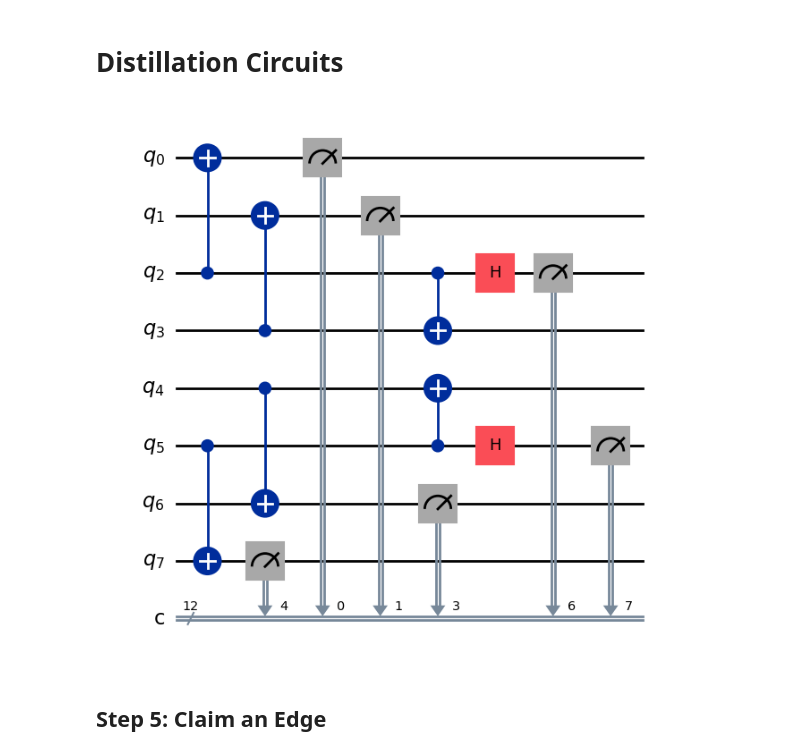
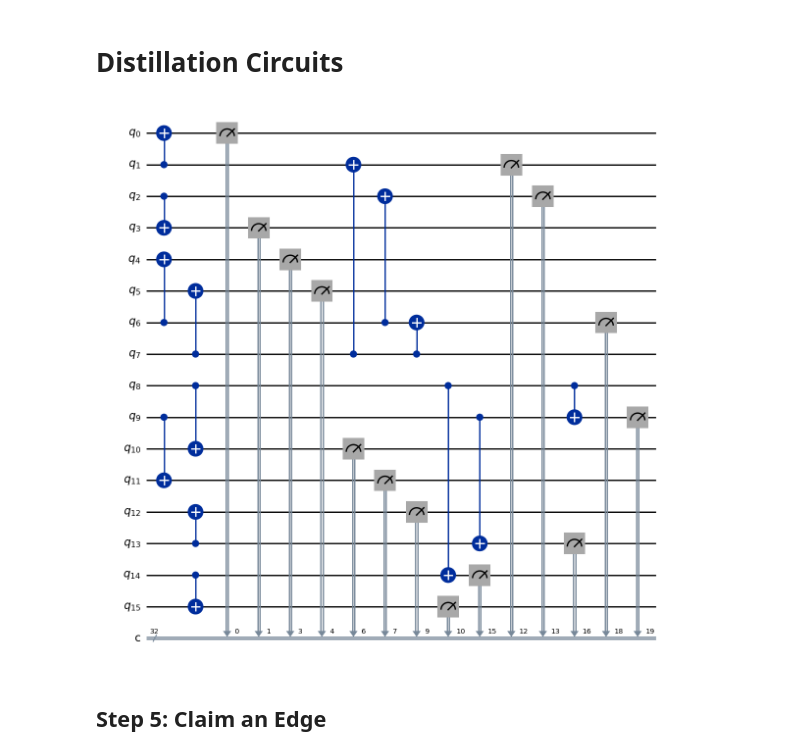
Before and after one commit to fwilhelmy/mit-iquhack-2026, a Jupyter notebook: src/Shane/2026-IonQ-challenge/demo_polish.ipynb, the cells around one changed output. Saved outputs shown, nothing was run; the diff lists cells and outputs as text; code cells hidden in the pictures.

```diff
--- a/src/Shane/2026-IonQ-challenge/demo_polish.ipynb
+++ b/src/Shane/2026-IonQ-challenge/demo_polish.ipynb
@@ -181,13 +188,11 @@ def create_z():
 
     condition1 = expr.bit_xor(expr.lift(qc.clbits[0]),expr.lift(qc.clbits[1]))
     qc.store(qc.clbits[2],condition1)
-    qc.name = "Z_distillation"
     return qc
 
 
 def create_id():
     qc = QuantumCircuit(2, 1)
-    qc.name = "ID"
     return qc
 
 
@@ -214,11 +219,14 @@ def create_xz():
     condition1 = expr.bit_xor(expr.lift(qc.clbits[0]),expr.lift(qc.clbits[5]))
     condition2 = expr.bit_xor(expr.lift(qc.clbits[1]),expr.lift(qc.clbits[4]))
     qc.store(qc.clbits[flag],condition2 and condition1)
-    qc.name = "XZ_distillation"
     return qc
 # %% [markdown]
 # Distillation Circuits
 # %%
+def distillation_circuit_1():
+    "Basically, the identity"
+    qc = QuantumCircuit(2)
+
 def distillation_circuit_2():
     """Example distillation circuit template for 2 Bell pairs."""
     """Minimum case"""
@@ -228,43 +236,76 @@ def distillation_circuit_2():
     qc = QuantumCircuit(qr, cr)
 
     qz = create_z()
     qx = create_x()
-    ##ORDERING IS IMPORTANT HEREqc,[0,2,3,1],range(3)
     qc.compose(qx, qubits=[0,1,2,3], clbits=range(3),inplace=True)
-    false1 = expr.bit_or(expr.lift(qc.clbits[2]),expr.lift(qc.clbits[5]))
-    qc.store(qc.clbits[9],false1)
-    false_condition = expr.bit_or(expr.lift(qc.clbits[8]),expr.lift(qc.clbits[9]))
-    qc.store(qc.clbits[10],false_condition)
-
     return qc
 
 def distillation_circuit_4():
     """Example distillation circuit template for 2 Bell pairs."""
     num_bell_pairs = 4
     qr = QuantumRegister(num_bell_pairs*2, 'q')  # 4 qubits for 2 Bell pairs
     cr = ClassicalRegister(num_bell_pairs*3, 'c')  # Classical bits for measurements + flag
     qc = QuantumCircuit(qr, cr)
 
     qz = create_z()
     qx = create_x()
-    ##ORDERING IS IMPORTANT HEREqc,[0,2,3,1],range(3)
+    ##ORDERING IS IMPORTANT HERE
     qc.compose(qx, qubits=[0,2,3,1], clbits=range(3),inplace=True)
     qc.compose(qx, qubits=[6,4,5,7], clbits=range(3,6),inplace=True)
-    qc.compose(qz, qubits=[2,3,4,5], clbits=range(6,9),inplace=True)
+    qc.compose(qx, qubits=[2,3,4,5], clbits=range(6,9),inplace=True)
 
     false1 = expr.bit_or(expr.lift(qc.clbits[2]),expr.lift(qc.clbits[5]))
     qc.store(qc.clbits[9],false1)
     false_condition = expr.bit_or(expr.lift(qc.clbits[8]),expr.lift(qc.clbits[9]))
     qc.store(qc.clbits[10],false_condition)
 
     return qc
 
+def distillation_circuit_8():
+    """Example distillation circuit template for 2 Bell pairs."""
+    num_bell_pairs = 8
+    qr = QuantumRegister(num_bell_pairs*2, 'q')  # 4 qubits for 2 Bell pairs
+    cr = ClassicalRegister(num_bell_pairs*4, 'c')  # Classical bits for measurements + flag
+    qc = QuantumCircuit(qr, cr)
 
-circuit = distillation_circuit_4() #create_id() #create_x() #create_distillation_circuit()
+    qz = create_z()
+    qx = create_x()
+    ##ORDERING IS IMPORTANT HERE
+    #Stage 1
+    qc.compose(qx, qubits=[0,1,2,3], clbits=range(3),inplace=True)
+    qc.compose(qx, qubits=[4,6,7,5], clbits=range(3,6),inplace=True)
+    qc.compose(qx, qubits=[10,8,9,11], clbits=range(6,9),inplace=True)
+    qc.compose(qx, qubits=[12,13,14,15], clbits=range(9,12),inplace=True)
+    #Stage 2
+    qc.compose(qx, qubits=[1,7,6,2], clbits=range(12,15),inplace=True)
+    qc.compose(qx, qubits=[14,8,9,13], clbits=range(15,18),inplace=True)
+    #Stage 3
+    qc.compose(qx, qubits=[6,7,8,9], clbits=range(18,21),inplace=True)
+
+    #COMPARISONS
+    false1 = expr.bit_or(expr.lift(qc.clbits[2]),expr.lift(qc.clbits[5]))
+    qc.store(qc.clbits[21],false1)
+    false2 = expr.bit_or(expr.lift(qc.clbits[8]),expr.lift(qc.clbits[11]))
+    qc.store(qc.clbits[22],false2)
+    false3 = expr.bit_or(expr.lift(qc.clbits[14]),expr.lift(qc.clbits[17]))
+    qc.store(qc.clbits[23],false3)
+
+    #COMPARISONS STAGE 2
+    false4 = expr.bit_or(expr.lift(qc.clbits[21]),expr.lift(qc.clbits[22]))
+    qc.store(qc.clbits[24],false4)
+    false5 = expr.bit_or(expr.lift(qc.clbits[23]),expr.lift(qc.clbits[20]))
+    qc.store(qc.clbits[25],false5)
+
+    false_condition = expr.bit_or(expr.lift(qc.clbits[24]),expr.lift(qc.clbits[25]))
+    qc.store(qc.clbits[26],false_condition)
+
+    return qc
+
+circuit = distillation_circuit_8() #create_id() #create_x() #create_distillation_circuit()
 
 circuit.draw("mpl")
 # %% [output]
-[figure, old version]
+[figure, new version]
 # %% [markdown]
 ## Step 5: Claim an Edge
 # %%
```
Also changed, not shown: parts of 6 cells of this notebook, 1 other file.
